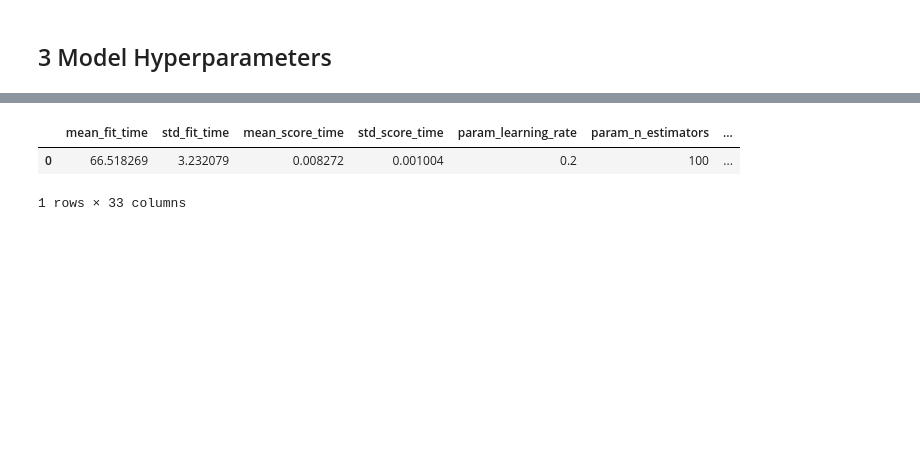
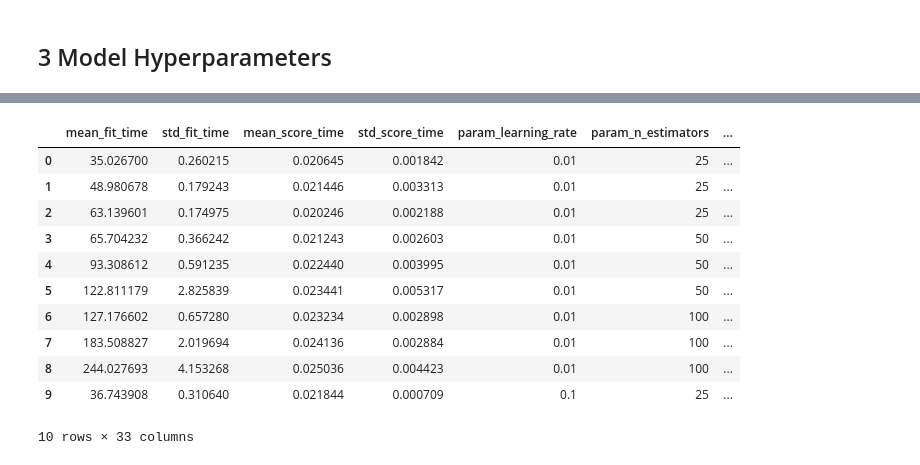
Before and after one commit to qinyuuu/Data-Visualization, a Jupyter notebook: Real-world Data Science.ipynb, the cells around one changed output, grey strips where cells are left out. Saved outputs shown, nothing was run; the diff lists cells and outputs as text; code cells hidden in the pictures; blank space fills up the shorter version.

```diff
--- a/Real-world Data Science.ipynb
+++ b/Real-world Data Science.ipynb
@@ -6,6 +6,9 @@
 
 import pandas as pd
 import numpy as np
+pd.set_option('display.max_rows', 500)
+pd.set_option('display.max_columns', 500)
+pd.set_option('display.width', 1000)
 
 import warnings
 warnings.filterwarnings('ignore')
@@ -22,9 +25,12 @@ from sklearn.model_selection import train_test_split
 from sklearn.preprocessing import StandardScaler
 from sklearn.feature_extraction.text import TfidfVectorizer
 from sklearn.decomposition import LatentDirichletAllocation
-from sklearn.linear_model import LinearRegression
 from sklearn.linear_model import Ridge
+from sklearn.linear_model import Lasso
 from sklearn.ensemble import GradientBoostingClassifier
+from sklearn.metrics import make_scorer
+from sklearn.metrics import mean_squared_error
+from sklearn.model_selection import GridSearchCV
 # %% [markdown]
 ## 1 Exploratory Data Analysis
 # %%
@@ -127,7 +148,7 @@ data.head()
 # %%
 # choosing random subset of the dataset
 
-data = data.sample(n=5000)
+data = data.sample(n=10000)
 data = data.reset_index(drop=True)
 # %%
 data.shape
@@ -357,19 +378,24 @@ Text(0.5, 0, 'alpha')
 # %%
 # Gardient Boosting Regression
 
-from sklearn.metrics import make_scorer
-from sklearn.metrics import mean_squared_error
 mse = make_scorer(mean_squared_error)
 
-from sklearn.model_selection import GridSearchCV
-from sklearn.ensemble import GradientBoostingRegressor
-grid = GridSearchCV(estimator = GradientBoostingRegressor(), param_grid = {'learning_rate':[0.2],'n_estimators':[100],'subsample':[1.0]}, scoring =mse, cv = 10, return_train_score=True).fit(X_train_preprocessed3, y_train)
+grid = GridSearchCV(estimator = GradientBoostingRegressor(), param_grid = {'learning_rate':[0.01,0.1,0.5],'n_estimators':[25,50,100],'subsample':[0.6,0.8,1.0]}, scoring =mse, cv = 10, return_train_score=True).fit(X_train_preprocessed3, y_train)
 result = pd.DataFrame(grid.cv_results_)
 result.head(10)
 # %% [output]
 |  | mean_fit_time | std_fit_time | mean_score_time | std_score_time | param_learning_rate | param_n_estimators | ... |
-| 0 | 66.518269 | 3.232079 | 0.008272 | 0.001004 | 0.2 | 100 | ... |
+| 0 | 35.026700 | 0.260215 | 0.020645 | 0.001842 | 0.01 | 25 | ... |
+| 1 | 48.980678 | 0.179243 | 0.021446 | 0.003313 | 0.01 | 25 | ... |
+| 2 | 63.139601 | 0.174975 | 0.020246 | 0.002188 | 0.01 | 25 | ... |
+| 3 | 65.704232 | 0.366242 | 0.021243 | 0.002603 | 0.01 | 50 | ... |
+| 4 | 93.308612 | 0.591235 | 0.022440 | 0.003995 | 0.01 | 50 | ... |
+| 5 | 122.811179 | 2.825839 | 0.023441 | 0.005317 | 0.01 | 50 | ... |
+| 6 | 127.176602 | 0.657280 | 0.023234 | 0.002898 | 0.01 | 100 | ... |
+| 7 | 183.508827 | 2.019694 | 0.024136 | 0.002884 | 0.01 | 100 | ... |
+| 8 | 244.027693 | 4.153268 | 0.025036 | 0.004423 | 0.01 | 100 | ... |
+| 9 | 36.743908 | 0.310640 | 0.021844 | 0.000709 | 0.1 | 25 | ... |
-1 rows × 33 columns
+10 rows × 33 columns
 # %%
 result_filtered2 = result[["split0_test_score","split1_test_score","split2_test_score","split3_test_score","split4_test_score","split5_test_score","split6_test_score","split7_test_score","split8_test_score","split9_test_score"]]
 result_filtered3_gb = np.transpose(result_filtered2)
```
Also changed, not shown: parts of 43 cells of this notebook.
